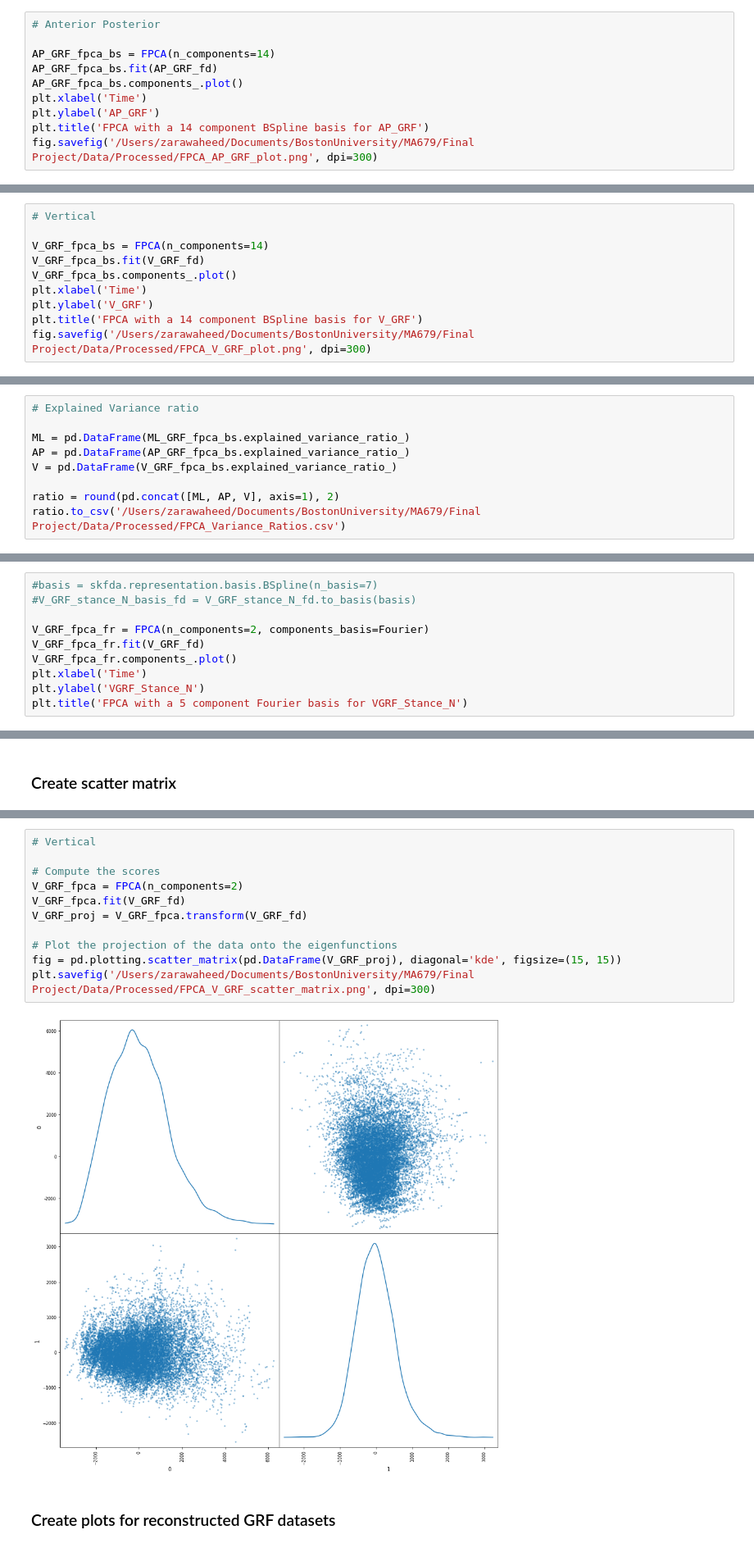
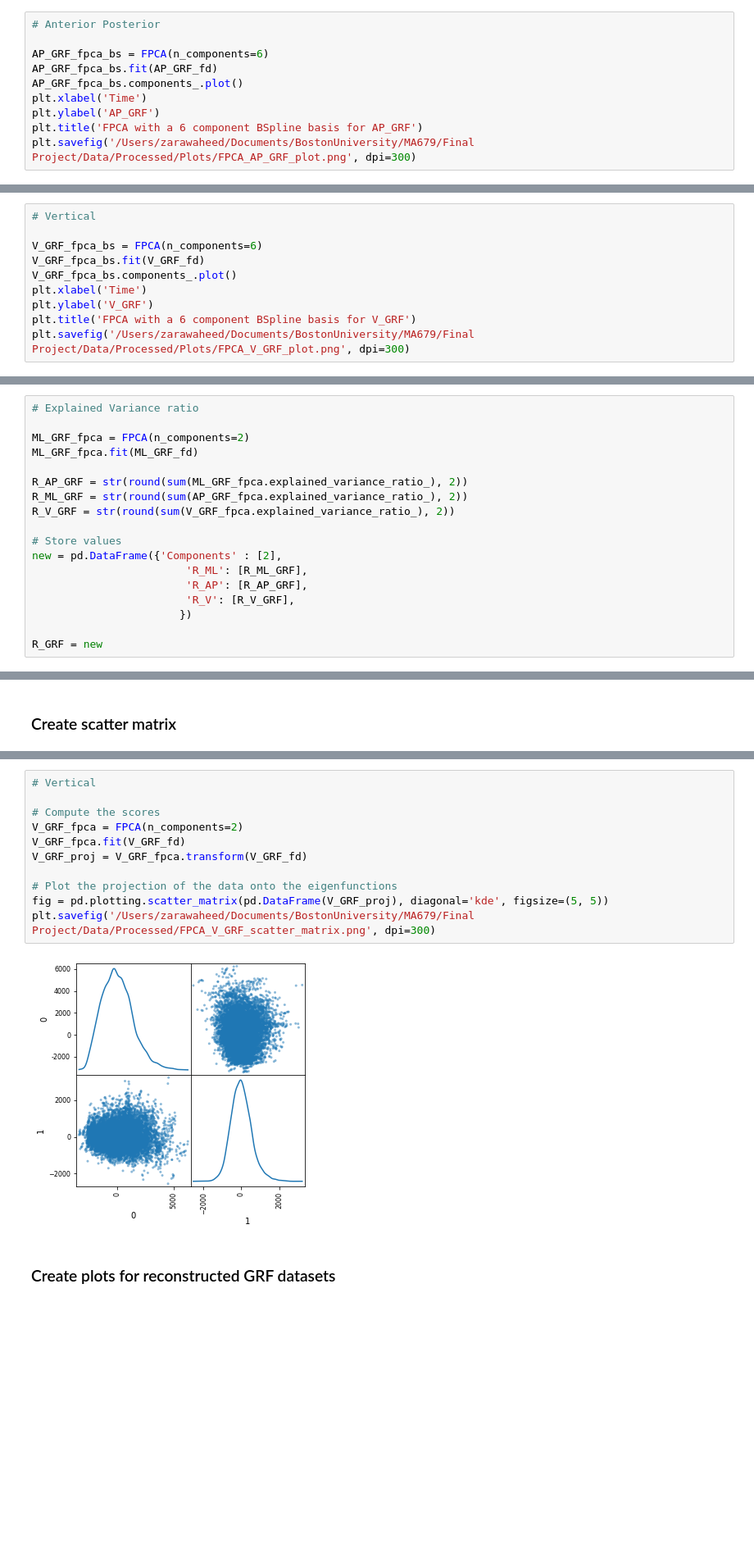
Before and after one commit to zarawaheedkhan/679-Physical-Therapy, a Jupyter notebook: 2. Functional PCA.ipynb, the cells around one changed output, grey strips where cells are left out. Shown: that part at 82% size. Cells and saved outputs as stored; diff of their text form; blank space fills up the shorter version.

```diff
--- a/2. Functional PCA.ipynb
+++ b/2. Functional PCA.ipynb
@@ -74,11 +74,11 @@ fig.savefig('/Users/zarawaheed/Documents/BostonUniversity/MA679/Final Project/Da
 # %%
 # Anterior Posterior
 
-AP_GRF_fpca_bs = FPCA(n_components=14)
+AP_GRF_fpca_bs = FPCA(n_components=6)
 AP_GRF_fpca_bs.fit(AP_GRF_fd)
 AP_GRF_fpca_bs.components_.plot()
 plt.xlabel('Time')
 plt.ylabel('AP_GRF')
-plt.title('FPCA with a 14 component BSpline basis for AP_GRF')
-fig.savefig('/Users/zarawaheed/Documents/BostonUniversity/MA679/Final Project/Data/Processed/FPCA_AP_GRF_plot.png', dpi=300)
+plt.title('FPCA with a 6 component BSpline basis for AP_GRF')
+plt.savefig('/Users/zarawaheed/Documents/BostonUniversity/MA679/Final Project/Data/Processed/Plots/FPCA_AP_GRF_plot.png', dpi=300)
 # %% [output]
@@ -86,11 +86,11 @@ fig.savefig('/Users/zarawaheed/Documents/BostonUniversity/MA679/Final Project/Da
 # %%
 # Vertical
 
-V_GRF_fpca_bs = FPCA(n_components=14)
+V_GRF_fpca_bs = FPCA(n_components=6)
 V_GRF_fpca_bs.fit(V_GRF_fd)
 V_GRF_fpca_bs.components_.plot()
 plt.xlabel('Time')
 plt.ylabel('V_GRF')
-plt.title('FPCA with a 14 component BSpline basis for V_GRF')
-fig.savefig('/Users/zarawaheed/Documents/BostonUniversity/MA679/Final Project/Data/Processed/FPCA_V_GRF_plot.png', dpi=300)
+plt.title('FPCA with a 6 component BSpline basis for V_GRF')
+plt.savefig('/Users/zarawaheed/Documents/BostonUniversity/MA679/Final Project/Data/Processed/Plots/FPCA_V_GRF_plot.png', dpi=300)
 # %% [output]
@@ -110,9 +100,18 @@ AttributeError: 'Line2D' object has no property 'kind'
 # %%
 # Explained Variance ratio
 
-ML = pd.DataFrame(ML_GRF_fpca_bs.explained_variance_ratio_)
-AP = pd.DataFrame(AP_GRF_fpca_bs.explained_variance_ratio_)
-V = pd.DataFrame(V_GRF_fpca_bs.explained_variance_ratio_)
+ML_GRF_fpca = FPCA(n_components=2)
+ML_GRF_fpca.fit(ML_GRF_fd)
 
-ratio = round(pd.concat([ML, AP, V], axis=1), 2)
-ratio.to_csv('/Users/zarawaheed/Documents/BostonUniversity/MA679/Final Project/Data/Processed/FPCA_Variance_Ratios.csv')
+R_AP_GRF = str(round(sum(ML_GRF_fpca.explained_variance_ratio_), 2))
+R_ML_GRF = str(round(sum(AP_GRF_fpca.explained_variance_ratio_), 2))
+R_V_GRF = str(round(sum(V_GRF_fpca.explained_variance_ratio_), 2))
+
+# Store values
+new = pd.DataFrame({'Components' : [2],
+                        'R_ML': [R_ML_GRF],
+                        'R_AP': [R_AP_GRF],
+                        'R_V': [R_V_GRF],
+                       })
+
+R_GRF = new
@@ -138,10 +163,0 @@ array([7.82251757e-01, 1.26199714e-01, 3.41437046e-02, 1.70567240e-02,
-# %%
-#basis = skfda.representation.basis.BSpline(n_basis=7)
-#V_GRF_stance_N_basis_fd = V_GRF_stance_N_fd.to_basis(basis)
-
-V_GRF_fpca_fr = FPCA(n_components=2, components_basis=Fourier)
-V_GRF_fpca_fr.fit(V_GRF_fd)
-V_GRF_fpca_fr.components_.plot()
-plt.xlabel('Time')
-plt.ylabel('VGRF_Stance_N')
-plt.title('FPCA with a 5 component Fourier basis for VGRF_Stance_N')
@@ -185,16 +192,16 @@ plt.savefig('/Users/zarawaheed/Documents/BostonUniversity/MA679/Final Project/Da
 # %%
 # Vertical
 
 # Compute the scores
 V_GRF_fpca = FPCA(n_components=2)
 V_GRF_fpca.fit(V_GRF_fd)
 V_GRF_proj = V_GRF_fpca.transform(V_GRF_fd)
 
 # Plot the projection of the data onto the eigenfunctions
-fig = pd.plotting.scatter_matrix(pd.DataFrame(V_GRF_proj), diagonal='kde', figsize=(15, 15))
+fig = pd.plotting.scatter_matrix(pd.DataFrame(V_GRF_proj), diagonal='kde', figsize=(5, 5))
 plt.savefig('/Users/zarawaheed/Documents/BostonUniversity/MA679/Final Project/Data/Processed/FPCA_V_GRF_scatter_matrix.png', dpi=300)
 # %% [output]
-[figure, old version]
+[figure, new version]
 # %% [markdown]
 ### Create plots for reconstructed GRF datasets
 # %%
```
Also changed, not shown: parts of 18 cells of this notebook.
